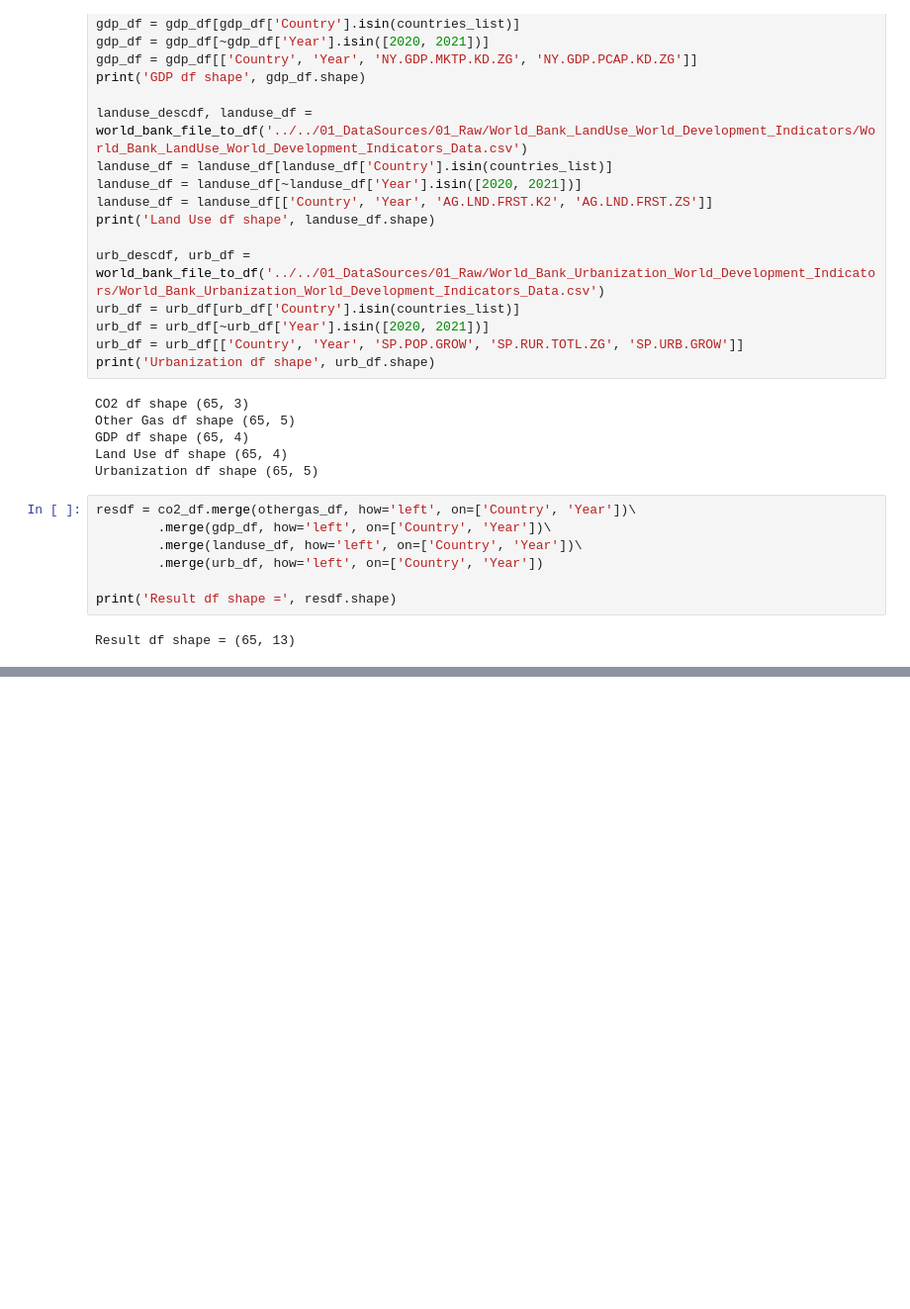
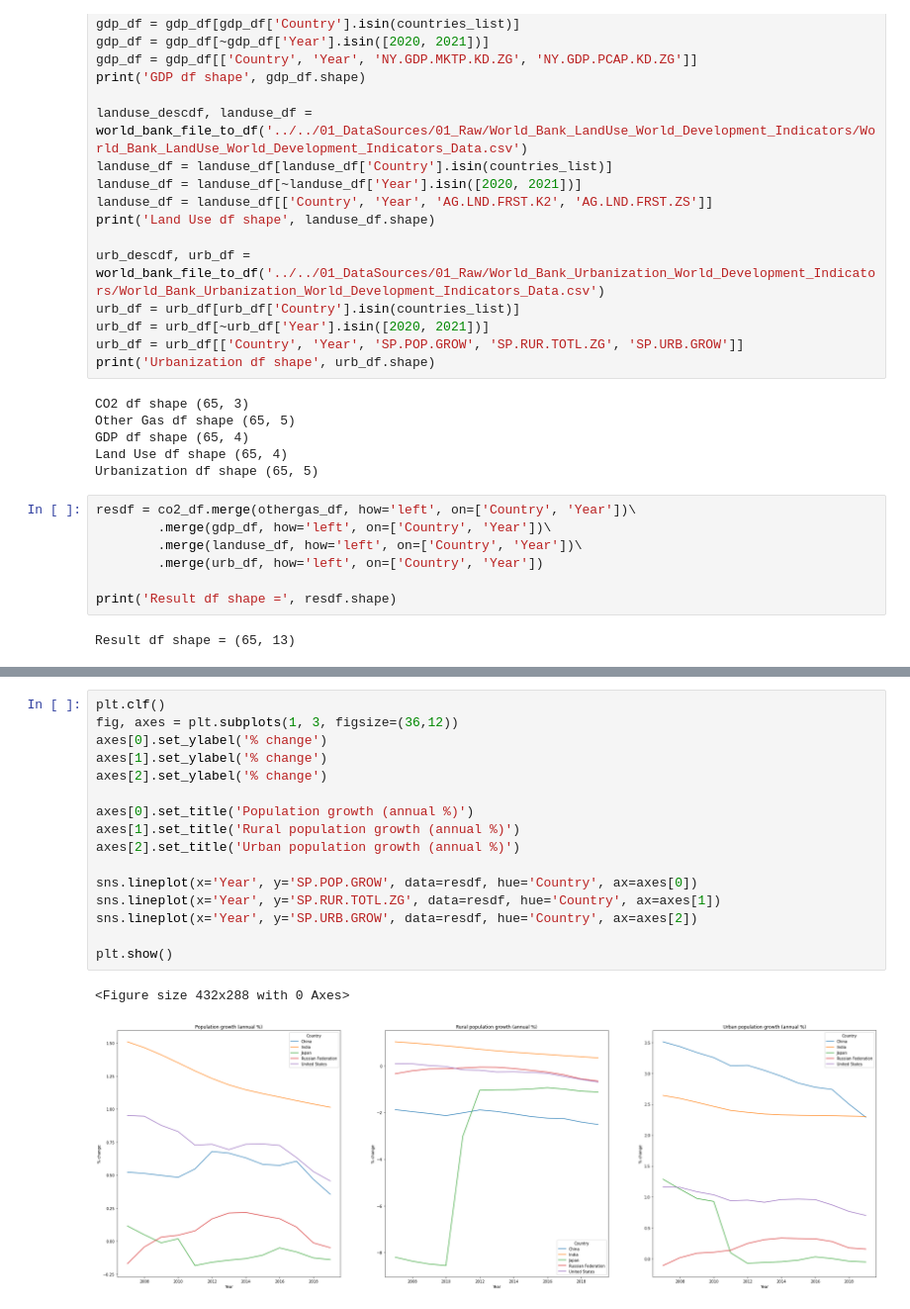
Before and after one commit to jords-santiago/humans_are_pollutants, a Jupyter notebook: 02_SourceCodes/01_Python_JupyterNotebook/02_Analysis_World_Bank_Devt_vs_Environment.ipynb, the cells around one changed output, grey strips where cells are left out. Shown at 99% size. Saved outputs shown, nothing was run; the diff lists cells and outputs as text; blank space fills up the shorter version.

```diff
--- a/02_SourceCodes/01_Python_JupyterNotebook/02_Analysis_World_Bank_Devt_vs_Environment.ipynb
+++ b/02_SourceCodes/01_Python_JupyterNotebook/02_Analysis_World_Bank_Devt_vs_Environment.ipynb
@@ -82,0 +157,19 @@ Result df shape = (65, 13)
+# %%
+plt.clf()
+fig, axes = plt.subplots(1, 3, figsize=(36,12))
+axes[0].set_ylabel('% change')
+axes[1].set_ylabel('% change')
+axes[2].set_ylabel('% change')
+
+axes[0].set_title('Population growth (annual %)')
+axes[1].set_title('Rural population growth (annual %)')
+axes[2].set_title('Urban population growth (annual %)')
+
+sns.lineplot(x='Year', y='SP.POP.GROW', data=resdf, hue='Country', ax=axes[0])
+sns.lineplot(x='Year', y='SP.RUR.TOTL.ZG', data=resdf, hue='Country', ax=axes[1])
+sns.lineplot(x='Year', y='SP.URB.GROW', data=resdf, hue='Country', ax=axes[2])
+
+plt.show()
+# %% [output]
+<Figure size 432x288 with 0 Axes>
+[figure, added]
```
Also changed, not shown: parts of 5 cells of this notebook.
